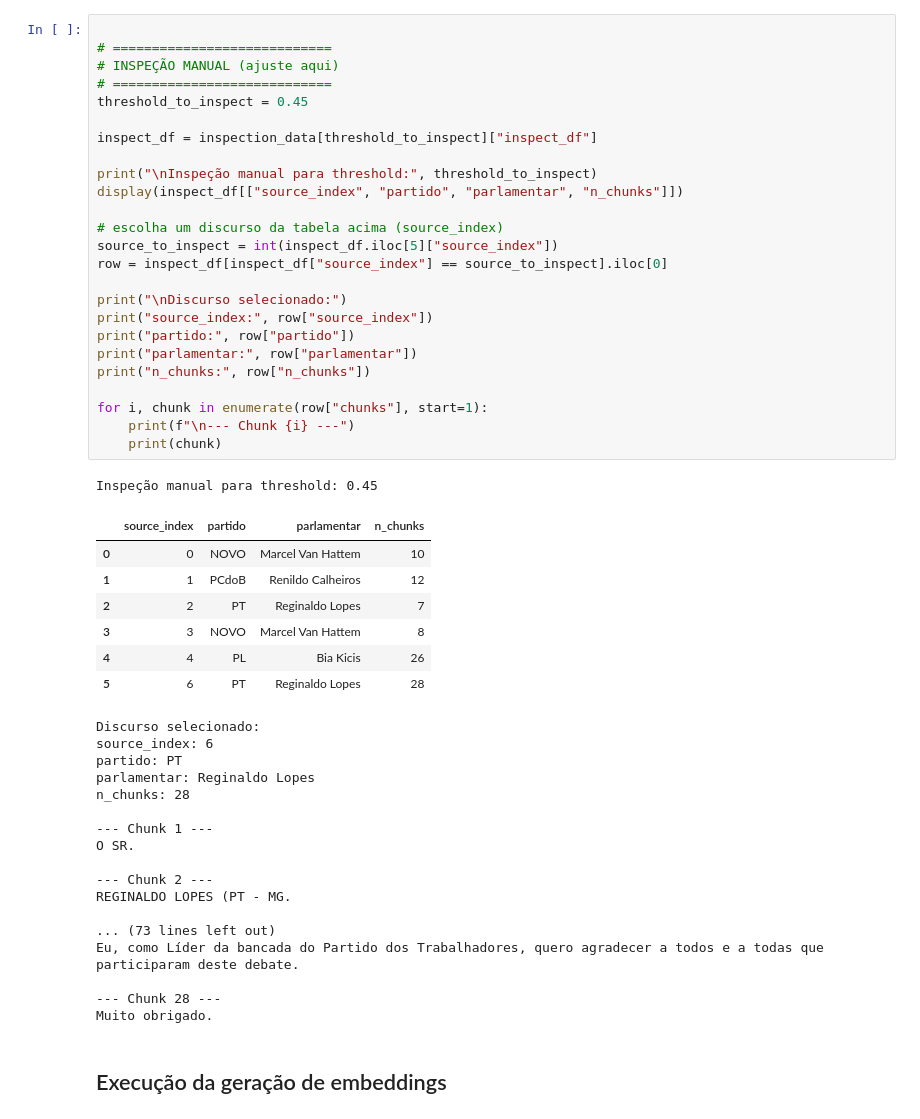
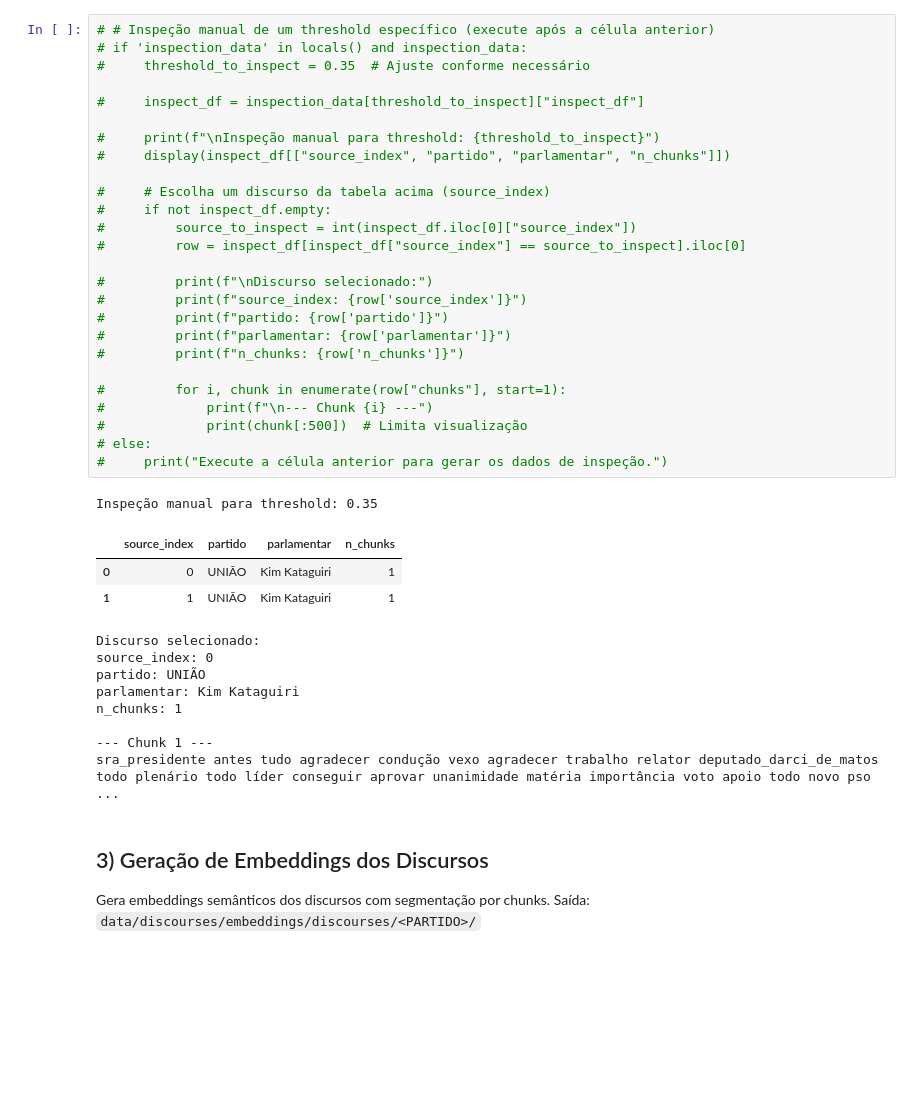
Before and after one commit to LuizBrandi/political-discourse-analysis, a Jupyter notebook: notebooks/discourse/discourse_extraction.ipynb, the cells around one changed output. Saved outputs shown, nothing was run; the diff lists cells and outputs as text; blank space fills up the shorter version.

```diff
--- a/notebooks/discourse/discourse_extraction.ipynb
+++ b/notebooks/discourse/discourse_extraction.ipynb
@@ -234,54 +341,45 @@ Eu, como Líder da bancada do Partido dos Trabalhadores, quero agradecer a todos
 # %%
+# # Inspeção manual de um threshold específico (execute após a célula anterior)
+# if 'inspection_data' in locals() and inspection_data:
+#     threshold_to_inspect = 0.35  # Ajuste conforme necessário
 
-# ============================
-# INSPEÇÃO MANUAL (ajuste aqui)
-# ============================
-threshold_to_inspect = 0.45
+#     inspect_df = inspection_data[threshold_to_inspect]["inspect_df"]
 
-inspect_df = inspection_data[threshold_to_inspect]["inspect_df"]
+#     print(f"\nInspeção manual para threshold: {threshold_to_inspect}")
+#     display(inspect_df[["source_index", "partido", "parlamentar", "n_chunks"]])
 
-print("\nInspeção manual para threshold:", threshold_to_inspect)
-display(inspect_df[["source_index", "partido", "parlamentar", "n_chunks"]])
+#     # Escolha um discurso da tabela acima (source_index)
+#     if not inspect_df.empty:
+#         source_to_inspect = int(inspect_df.iloc[0]["source_index"])
+#         row = inspect_df[inspect_df["source_index"] == source_to_inspect].iloc[0]
 
-# escolha um discurso da tabela acima (source_index)
-source_to_inspect = int(inspect_df.iloc[5]["source_index"])
-row = inspect_df[inspect_df["source_index"] == source_to_inspect].iloc[0]
+#         print(f"\nDiscurso selecionado:")
+#         print(f"source_index: {row['source_index']}")
+#         print(f"partido: {row['partido']}")
+#         print(f"parlamentar: {row['parlamentar']}")
+#         print(f"n_chunks: {row['n_chunks']}")
 
-print("\nDiscurso selecionado:")
-print("source_index:", row["source_index"])
-print("partido:", row["partido"])
-print("parlamentar:", row["parlamentar"])
-print("n_chunks:", row["n_chunks"])
-
-for i, chunk in enumerate(row["chunks"], start=1):
-    print(f"\n--- Chunk {i} ---")
-    print(chunk)
+#         for i, chunk in enumerate(row["chunks"], start=1):
+#             print(f"\n--- Chunk {i} ---")
+#             print(chunk[:500])  # Limita visualização
+# else:
+#     print("Execute a célula anterior para gerar os dados de inspeção.")
 # %% [output]
-Inspeção manual para threshold: 0.45
+Inspeção manual para threshold: 0.35
 |  | source_index | partido | parlamentar | n_chunks |
-| 0 | 0 | NOVO | Marcel Van Hattem | 10 |
-| 1 | 1 | PCdoB | Renildo Calheiros | 12 |
-| 2 | 2 | PT | Reginaldo Lopes | 7 |
-| 3 | 3 | NOVO | Marcel Van Hattem | 8 |
-| 4 | 4 | PL | Bia Kicis | 26 |
-| 5 | 6 | PT | Reginaldo Lopes | 28 |
+| 0 | 0 | UNIÃO | Kim Kataguiri | 1 |
+| 1 | 1 | UNIÃO | Kim Kataguiri | 1 |
 Discurso selecionado:
-source_index: 6
-partido: PT
-parlamentar: Reginaldo Lopes
-n_chunks: 28
+source_index: 0
+partido: UNIÃO
+parlamentar: Kim Kataguiri
+n_chunks: 1
 
 --- Chunk 1 ---
-O SR.
-
---- Chunk 2 ---
-REGINALDO LOPES (PT - MG.
-
-... (73 lines left out)
-Eu, como Líder da bancada do Partido dos Trabalhadores, quero agradecer a todos e a todas que participaram deste debate.
-
---- Chunk 28 ---
-Muito obrigado.
+sra_presidente antes tudo agradecer condução vexo agradecer trabalho relator deputado_darci_de_matos todo plenário todo líder conseguir aprovar unanimidade matéria importância voto apoio todo novo pso ...
 # %% [markdown]
-## Execução da geração de embeddings
+## 3) Geração de Embeddings dos Discursos
+
+Gera embeddings semânticos dos discursos com segmentação por chunks.
+Saída: `data/discourses/embeddings/discourses/<PARTIDO>/`
 # %%
```
Also changed, not shown: parts of 21 cells of this notebook, 5 other files.
